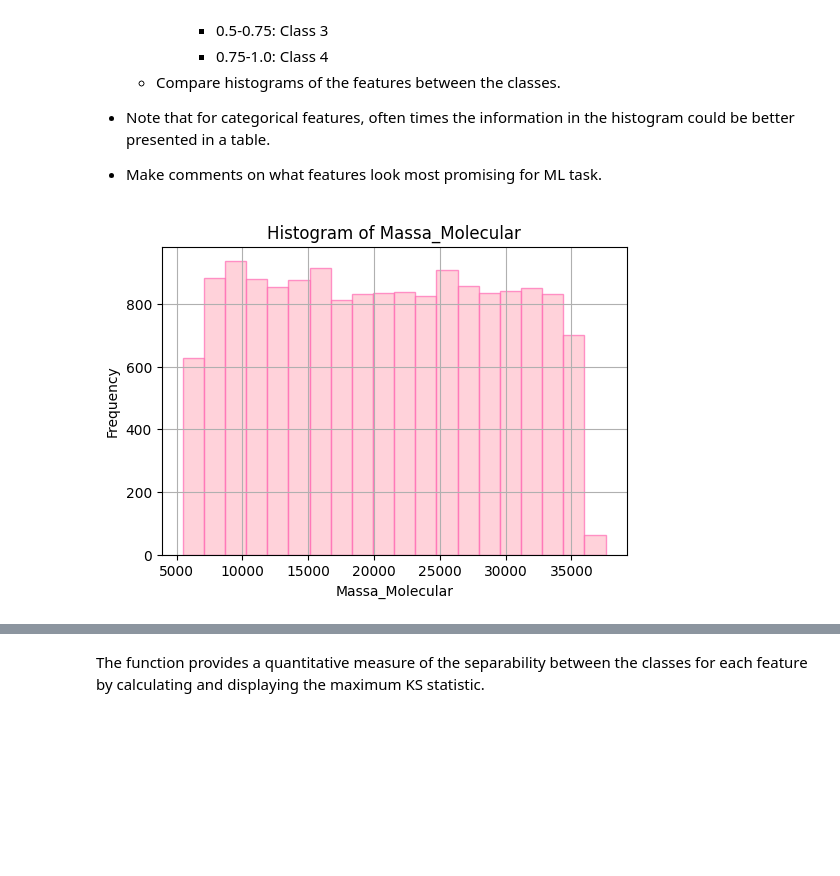
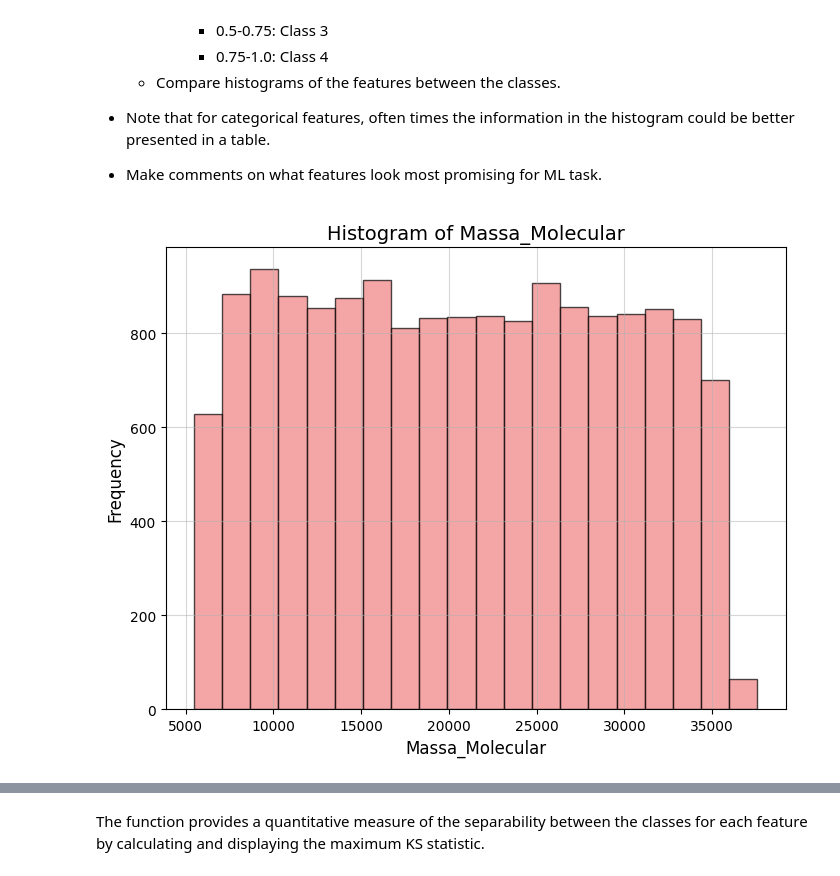
Before and after one commit to ClarissaTerrones/ProjectTempate, a Jupyter notebook: Train/Kaggle Tabular Data.ipynb, the cells around one changed output, grey strips where cells are left out. Cells and saved outputs as stored; diff of their text form; code cells hidden in the pictures; blank space fills up the shorter version.

```diff
--- a/Train/Kaggle Tabular Data.ipynb
+++ b/Train/Kaggle Tabular Data.ipynb
@@ -274,13 +318,15 @@ import matplotlib.pyplot as plt
 # %%
-first_numerical_feature = numerical_features_list[0] # Get name of the first numerical feature.
+# Histogram of the first Numerical feature (example)
 
-plt.figure(figsize=(6,4))
-plt.hist(df_protein[first_numerical_feature], bins=20, edgecolor='hotpink', color='pink', alpha=0.7)
-plt.title(f"Histogram of {first_numerical_feature}")
-plt.xlabel(first_numerical_feature)
-plt.ylabel("Frequency")
-plt.grid(True)
+first_numerical_feature = 'Massa_Molecular' # Get name of the first numerical feature.
+
+plt.figure(figsize=(8,6))
+plt.hist(df_protein[first_numerical_feature], bins=20, edgecolor='black', color='lightcoral', alpha=0.7)
+plt.title(f"Histogram of {first_numerical_feature}", fontsize = 14)
+plt.xlabel(first_numerical_feature, fontsize=12)
+plt.ylabel("Frequency", fontsize=12)
+plt.grid(True, alpha=0.5)
 plt.show()
 # %% [output]
-[figure, old version]
+[figure, new version]
 # %%
```
Also changed, not shown: parts of 23 cells of this notebook.
